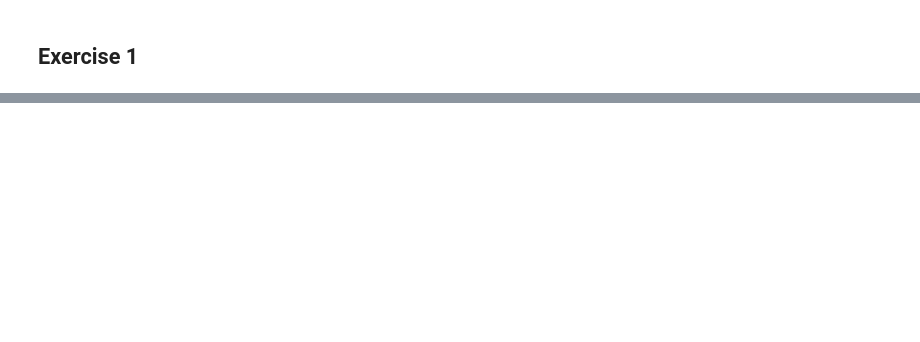
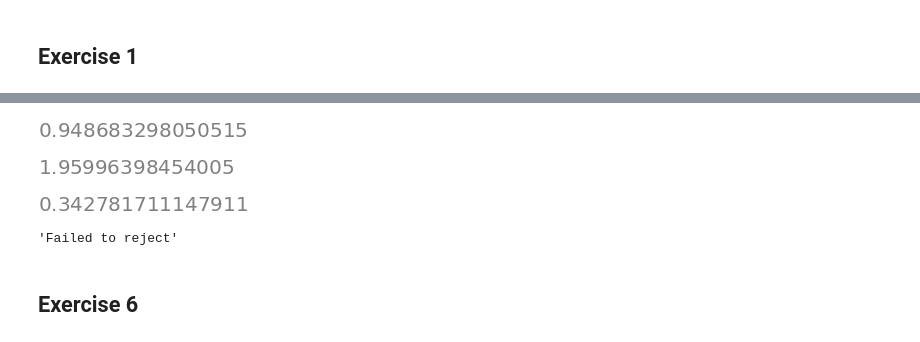
Before and after one commit to nickcernean/SMP_Exercises, a Jupyter notebook: Exam_Sessions/WiseflowExam_2022Re_exam.ipynb, the cells around one changed output, grey strips where cells are left out. Saved outputs shown, nothing was run; the diff lists cells and outputs as text; code cells hidden in the pictures; blank space fills up the shorter version.

```diff
--- a/Exam_Sessions/WiseflowExam_2022Re_exam.ipynb
+++ b/Exam_Sessions/WiseflowExam_2022Re_exam.ipynb
@@ -95,0 +251,28 @@ display(Image(url='../images/Screenshot 2023-06-06 at 15.42.23.png', width=1200,
+# %%
+"""
+1000 people have been randomly selected from the population of Denmark. The sample showed that 515 people live on the islands and the rest live in Jutland (Jylland). Assume we want to test whether the amount of people living in Jutland and the islands is the same at an 0.05 level of sigificance.
+"""
+n = 1000
+p = 515/1000
+q = 1-p
+alpha = 0.05
+# H0: p = 0.5
+# H1: p != 0.5
+# Test statistic
+z = (p-0.5)/math.sqrt(0.5*0.5/n)
+display(z)
+# the critical value
+z_alpha = stats.norm.ppf(1-alpha/2)
+display(z_alpha)
+# the p-value
+p_value = 2*(1-stats.norm.cdf(abs(z)))
+display(p_value)
+# Conclusion
+display('Hypothesis rejected' if z > z_alpha else 'Failed to reject')
+# %% [output]
+[figure, added]
+[figure, added]
+[figure, added]
+'Failed to reject'
+# %% [markdown]
+## Exercise 6
```
Also changed, not shown: parts of 45 cells of this notebook, 20 other files.
